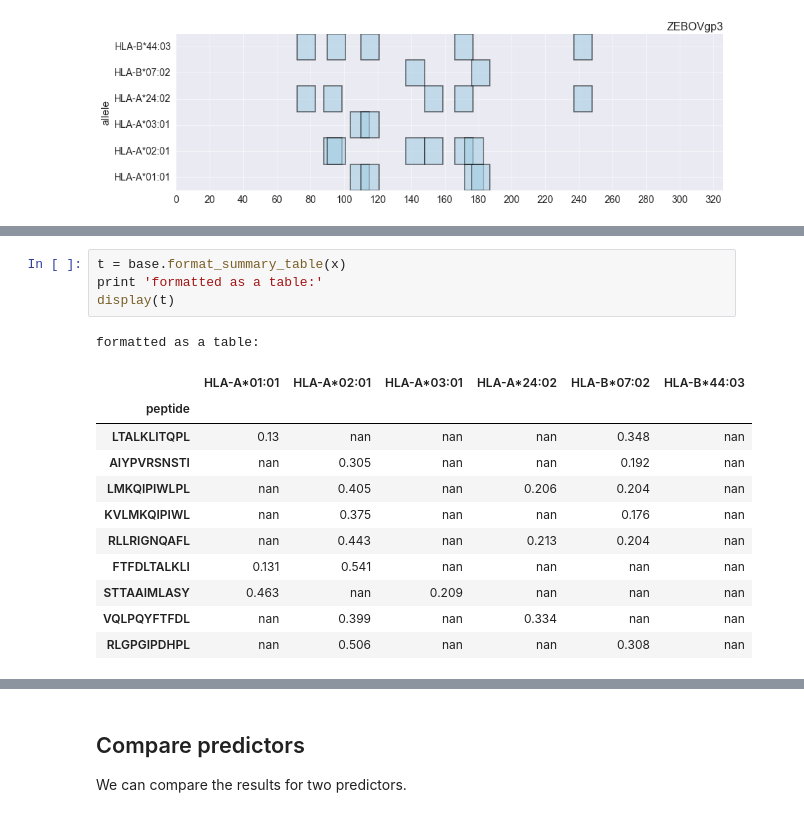
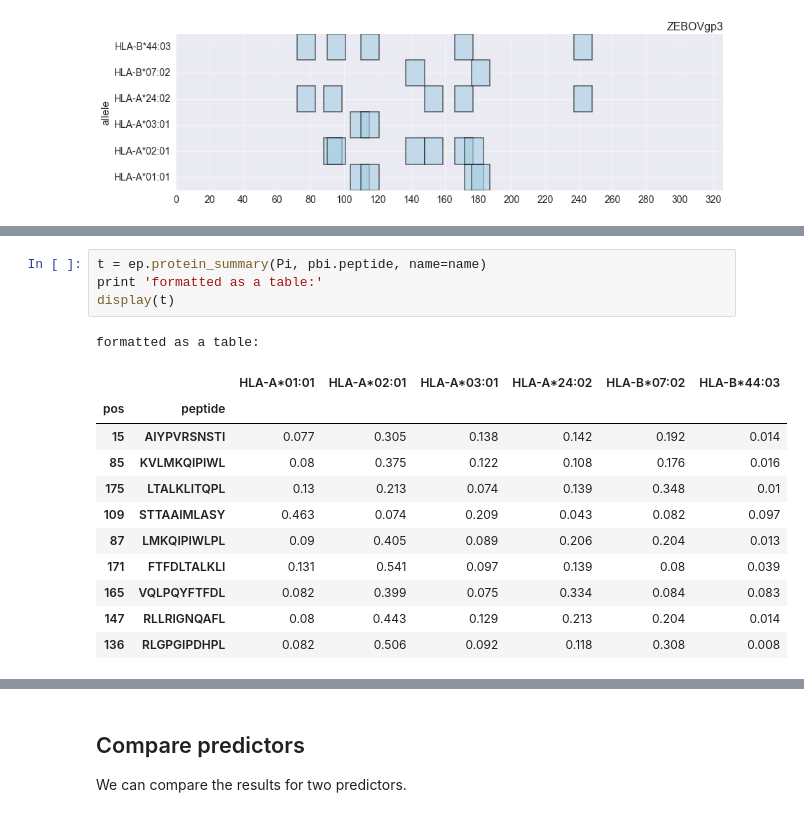
Before and after one commit to dmnfarrell/epitopepredict, a Jupyter notebook: examples/basics.ipynb, the cells around one changed output, grey strips where cells are left out. Cells and saved outputs as stored; diff of their text form.

```diff
--- a/examples/basics.ipynb
+++ b/examples/basics.ipynb
@@ -176,17 +177,17 @@ ax = base.plot_summary_heatmap(x)
 # %%
-t = base.format_summary_table(x)
+t = ep.protein_summary(Pi, pbi.peptide, name=name)
 print 'formatted as a table:'
 display(t)
 # %% [output]
 formatted as a table:
-|  | HLA-A*01:01 | HLA-A*02:01 | HLA-A*03:01 | HLA-A*24:02 | HLA-B*07:02 | HLA-B*44:03 |
-| peptide |  |  |  |  |  |  |
-| LTALKLITQPL | 0.13 | nan | nan | nan | 0.348 | nan |
-| AIYPVRSNSTI | nan | 0.305 | nan | nan | 0.192 | nan |
-| LMKQIPIWLPL | nan | 0.405 | nan | 0.206 | 0.204 | nan |
-| KVLMKQIPIWL | nan | 0.375 | nan | nan | 0.176 | nan |
-| RLLRIGNQAFL | nan | 0.443 | nan | 0.213 | 0.204 | nan |
-| FTFDLTALKLI | 0.131 | 0.541 | nan | nan | nan | nan |
-| STTAAIMLASY | 0.463 | nan | 0.209 | nan | nan | nan |
-| VQLPQYFTFDL | nan | 0.399 | nan | 0.334 | nan | nan |
-| RLGPGIPDHPL | nan | 0.506 | nan | nan | 0.308 | nan |
+|  |  | HLA-A*01:01 | HLA-A*02:01 | HLA-A*03:01 | HLA-A*24:02 | HLA-B*07:02 | HLA-B*44:03 |
+| pos | peptide |  |  |  |  |  |  |
+| 15 | AIYPVRSNSTI | 0.077 | 0.305 | 0.138 | 0.142 | 0.192 | 0.014 |
+| 85 | KVLMKQIPIWL | 0.08 | 0.375 | 0.122 | 0.108 | 0.176 | 0.016 |
+| 175 | LTALKLITQPL | 0.13 | 0.213 | 0.074 | 0.139 | 0.348 | 0.01 |
+| 109 | STTAAIMLASY | 0.463 | 0.074 | 0.209 | 0.043 | 0.082 | 0.097 |
+| 87 | LMKQIPIWLPL | 0.09 | 0.405 | 0.089 | 0.206 | 0.204 | 0.013 |
+| 171 | FTFDLTALKLI | 0.131 | 0.541 | 0.097 | 0.139 | 0.08 | 0.039 |
+| 165 | VQLPQYFTFDL | 0.082 | 0.399 | 0.075 | 0.334 | 0.084 | 0.083 |
+| 147 | RLLRIGNQAFL | 0.08 | 0.443 | 0.129 | 0.213 | 0.204 | 0.014 |
+| 136 | RLGPGIPDHPL | 0.082 | 0.506 | 0.092 | 0.118 | 0.308 | 0.008 |
```
Also changed, not shown: parts of 11 cells of this notebook, 4 other files.
